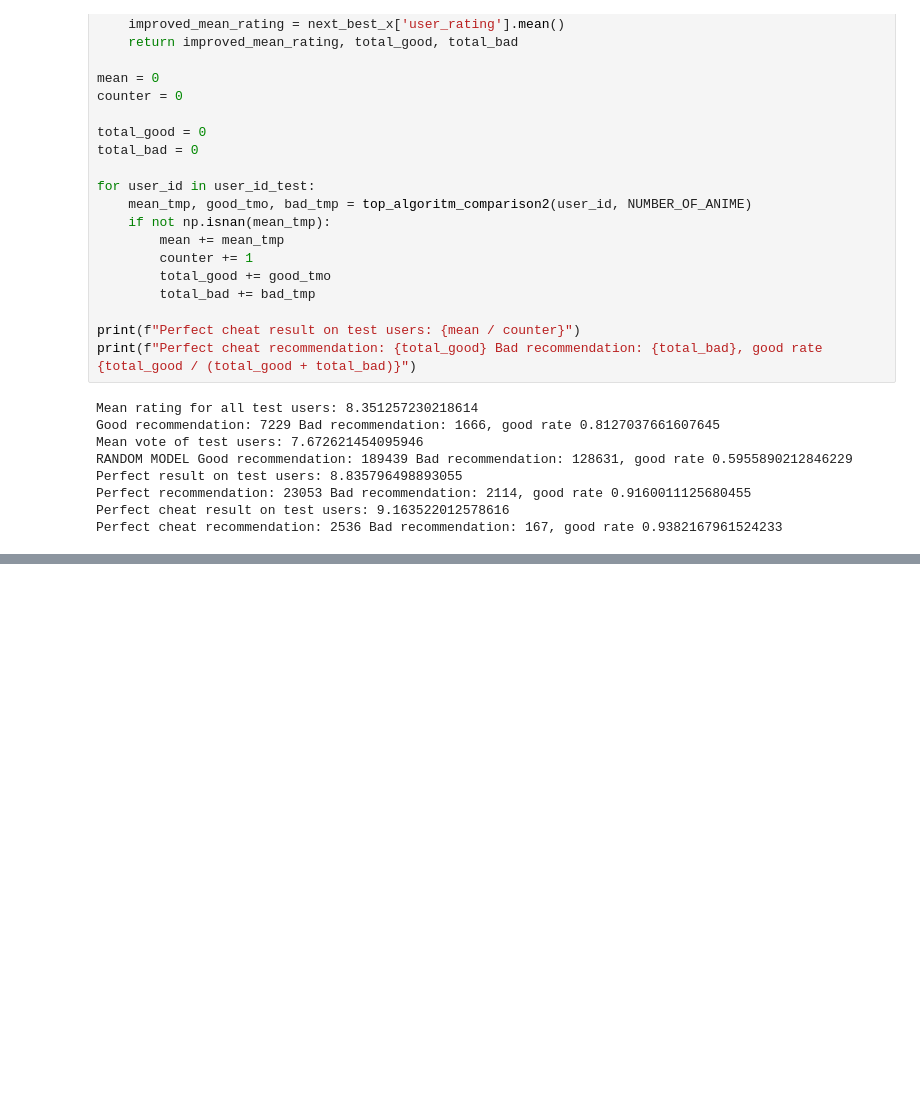
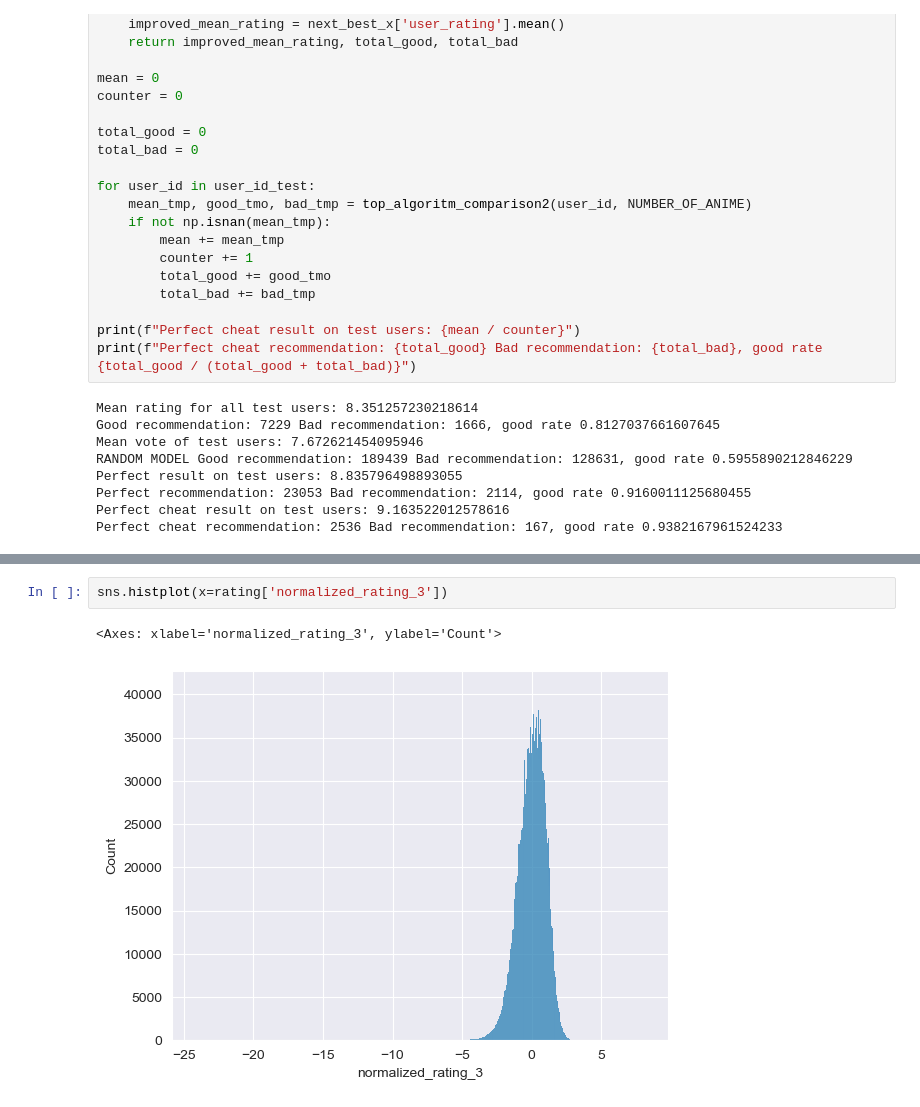
Before and after one commit to SamuelCorecco/05_ComicBook, a Jupyter notebook: Collaborative_Filtering_Samuel_corecco.ipynb, the cells around one changed output, grey strips where cells are left out. Saved outputs shown, nothing was run; the diff lists cells and outputs as text; blank space fills up the shorter version.

```diff
--- a/Collaborative_Filtering_Samuel_corecco.ipynb
+++ b/Collaborative_Filtering_Samuel_corecco.ipynb
@@ -439,0 +554,5 @@ Perfect cheat recommendation: 2536 Bad recommendation: 167, good rate 0.93821679
+# %%
+sns.histplot(x=rating['normalized_rating_3'])
+# %% [output]
+<Axes: xlabel='normalized_rating_3', ylabel='Count'>
+[figure, added]
```
Also changed, not shown: parts of 38 cells of this notebook.
